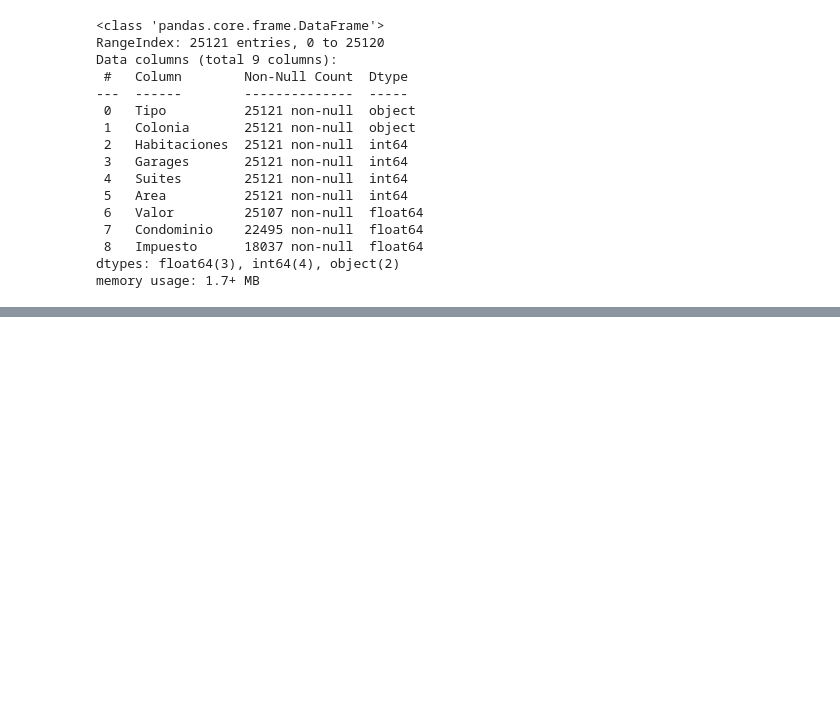
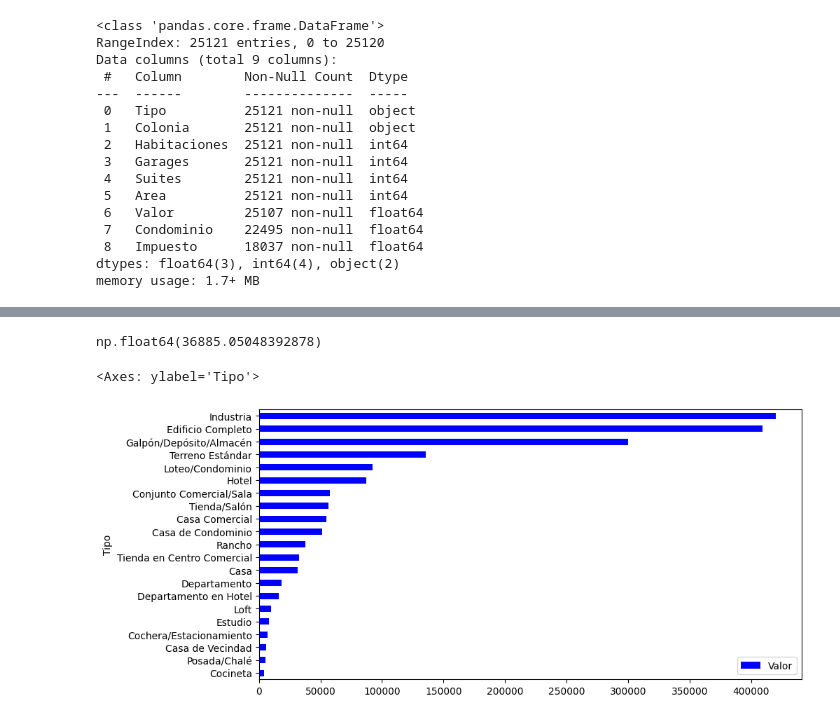
Before and after one commit to Franciscopd15/Bibliotecas_Python_FJPD, a Jupyter notebook: Curso_Pandas.ipynb, the cells around one changed output, grey strips where cells are left out. Saved outputs shown, nothing was run; the diff lists cells and outputs as text; code cells hidden in the pictures; blank space fills up the shorter version.

```diff
--- a/Curso_Pandas.ipynb
+++ b/Curso_Pandas.ipynb
@@ -64,0 +159,10 @@ datos[['Habitaciones','Valor']]
+# %%
+datos['Valor'].mean()
+# %% [output]
+np.float64(36885.05048392878)
+# %%
+df_tipo_precio = datos.groupby('Tipo')[['Valor']].mean().sort_values('Valor')
+df_tipo_precio.plot(kind='barh', figsize=(10,5), color='blue')
+# %% [output]
+<Axes: ylabel='Tipo'>
+[figure, added]
```
Also changed, not shown: parts of 20 cells of this notebook.
